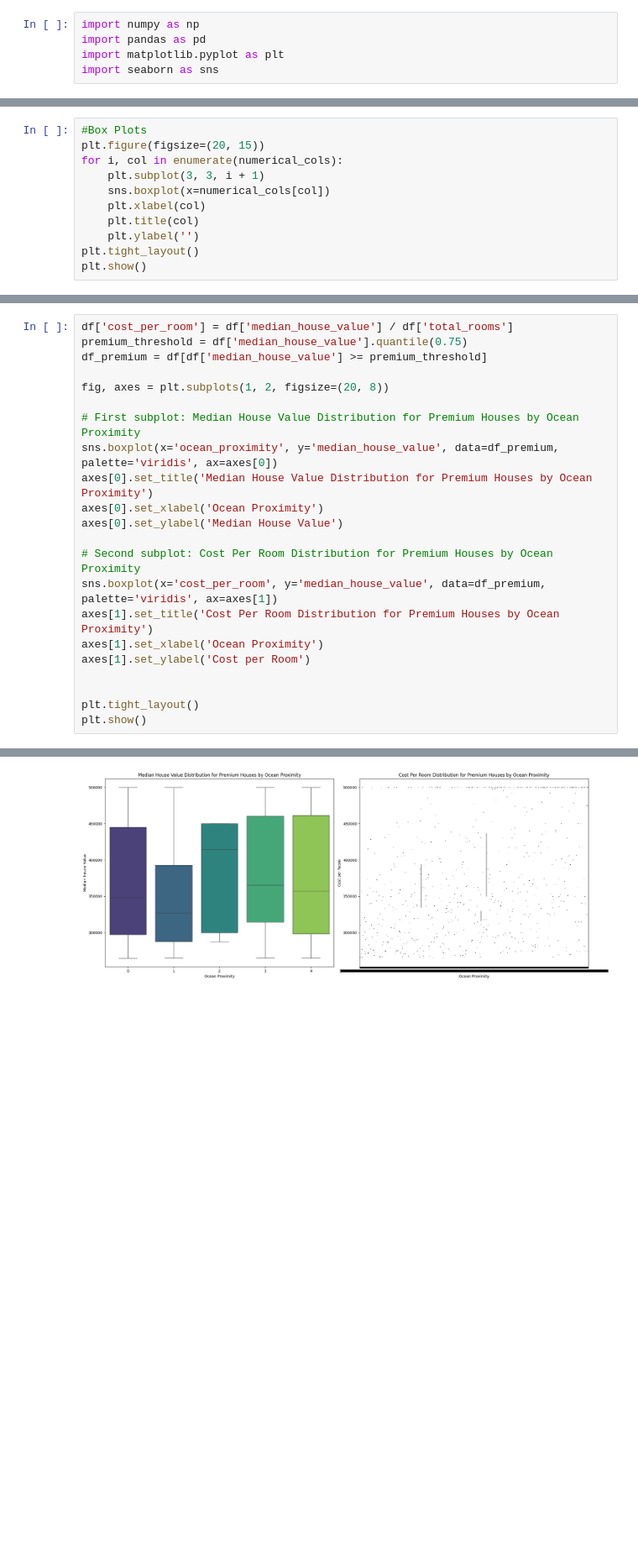
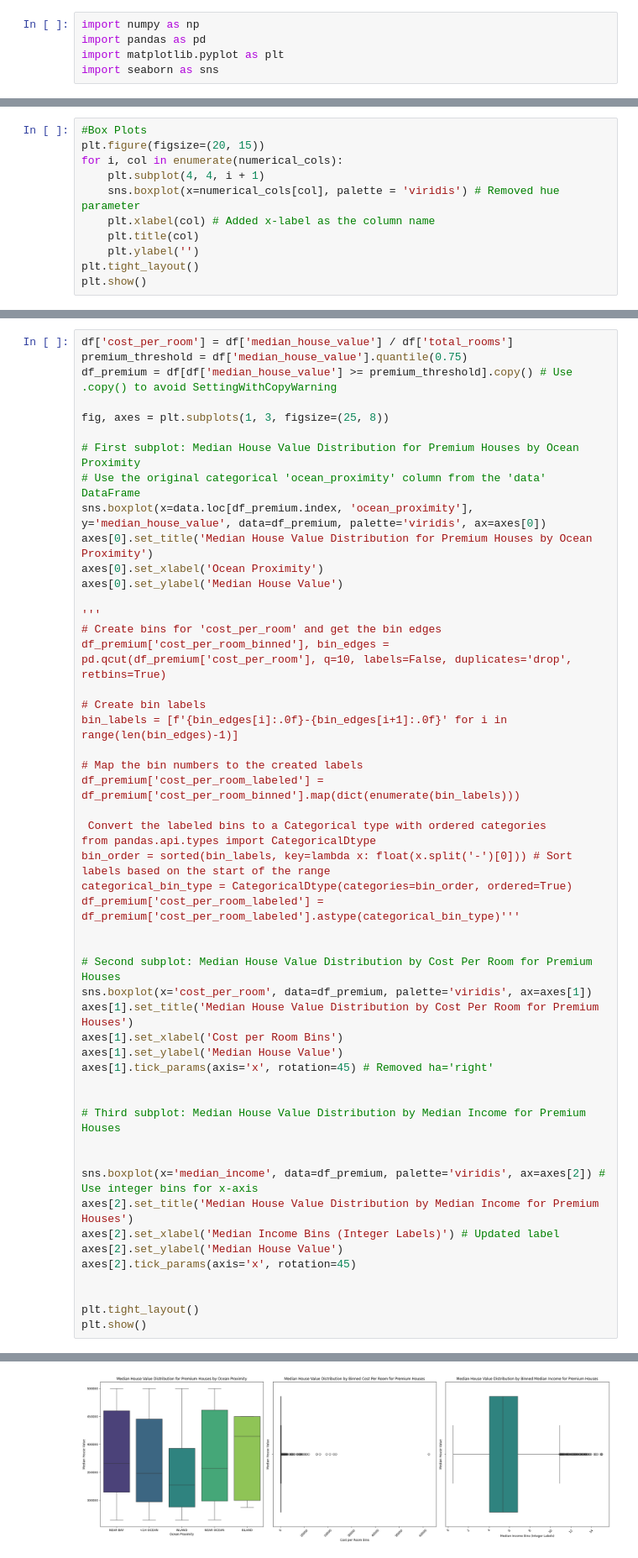
Before and after one commit to Namain231/1st_words, a Jupyter notebook: Assignment1.ipynb, the cells around one changed output, grey strips where cells are left out. Shown at 84% size. Saved outputs shown, nothing was run; the diff lists cells and outputs as text; blank space fills up the shorter version.

```diff
--- a/Assignment1.ipynb
+++ b/Assignment1.ipynb
@@ -202,9 +201,9 @@ plt.show()
 #Box Plots
 plt.figure(figsize=(20, 15))
 for i, col in enumerate(numerical_cols):
-    plt.subplot(3, 3, i + 1)
-    sns.boxplot(x=numerical_cols[col])
-    plt.xlabel(col)
+    plt.subplot(4, 4, i + 1)
+    sns.boxplot(x=numerical_cols[col], palette = 'viridis') # Removed hue parameter
+    plt.xlabel(col) # Added x-label as the column name
     plt.title(col)
     plt.ylabel('')
 plt.tight_layout()
@@ -214,21 +243,50 @@ plt.show()
 # %%
 df['cost_per_room'] = df['median_house_value'] / df['total_rooms']
 premium_threshold = df['median_house_value'].quantile(0.75)
-df_premium = df[df['median_house_value'] >= premium_threshold]
+df_premium = df[df['median_house_value'] >= premium_threshold].copy() # Use .copy() to avoid SettingWithCopyWarning
 
-fig, axes = plt.subplots(1, 2, figsize=(20, 8))
+fig, axes = plt.subplots(1, 3, figsize=(25, 8))
 
 # First subplot: Median House Value Distribution for Premium Houses by Ocean Proximity
-sns.boxplot(x='ocean_proximity', y='median_house_value', data=df_premium, palette='viridis', ax=axes[0])
+# Use the original categorical 'ocean_proximity' column from the 'data' DataFrame
+sns.boxplot(x=data.loc[df_premium.index, 'ocean_proximity'], y='median_house_value', data=df_premium, palette='viridis', ax=axes[0])
 axes[0].set_title('Median House Value Distribution for Premium Houses by Ocean Proximity')
 axes[0].set_xlabel('Ocean Proximity')
 axes[0].set_ylabel('Median House Value')
 
-# Second subplot: Cost Per Room Distribution for Premium Houses by Ocean Proximity
-sns.boxplot(x='cost_per_room', y='median_house_value', data=df_premium, palette='viridis', ax=axes[1])
-axes[1].set_title('Cost Per Room Distribution for Premium Houses by Ocean Proximity')
-axes[1].set_xlabel('Ocean Proximity')
-axes[1].set_ylabel('Cost per Room')
+'''
+# Create bins for 'cost_per_room' and get the bin edges
+df_premium['cost_per_room_binned'], bin_edges = pd.qcut(df_premium['cost_per_room'], q=10, labels=False, duplicates='drop', retbins=True)
+
+# Create bin labels
+bin_labels = [f'{bin_edges[i]:.0f}-{bin_edges[i+1]:.0f}' for i in range(len(bin_edges)-1)]
+
+# Map the bin numbers to the created labels
+df_premium['cost_per_room_labeled'] = df_premium['cost_per_room_binned'].map(dict(enumerate(bin_labels)))
+
+ Convert the labeled bins to a Categorical type with ordered categories
+from pandas.api.types import CategoricalDtype
+bin_order = sorted(bin_labels, key=lambda x: float(x.split('-')[0])) # Sort labels based on the start of the range
+categorical_bin_type = CategoricalDtype(categories=bin_order, ordered=True)
+df_premium['cost_per_room_labeled'] = df_premium['cost_per_room_labeled'].astype(categorical_bin_type)'''
+
+
+# Second subplot: Median House Value Distribution by Cost Per Room for Premium Houses
+sns.boxplot(x='cost_per_room', data=df_premium, palette='viridis', ax=axes[1])
+axes[1].set_title('Median House Value Distribution by Cost Per Room for Premium Houses')
+axes[1].set_xlabel('Cost per Room Bins')
+axes[1].set_ylabel('Median House Value')
+axes[1].tick_params(axis='x', rotation=45) # Removed ha='right'
+
+
+# Third subplot: Median House Value Distribution by Median Income for Premium Houses
+
+
+sns.boxplot(x='median_income', data=df_premium, palette='viridis', ax=axes[2]) # Use integer bins for x-axis
+axes[2].set_title('Median House Value Distribution by Median Income for Premium Houses')
+axes[2].set_xlabel('Median Income Bins (Integer Labels)') # Updated label
+axes[2].set_ylabel('Median House Value')
+axes[2].tick_params(axis='x', rotation=45)
 
 
 plt.tight_layout()
@@ -244 +306 @@ Passing `palette` without assigning `hue` is deprecated and will be removed in v
-[figure, old version]
+[figure, new version]
```
Also changed, not shown: parts of 12 cells of this notebook.
